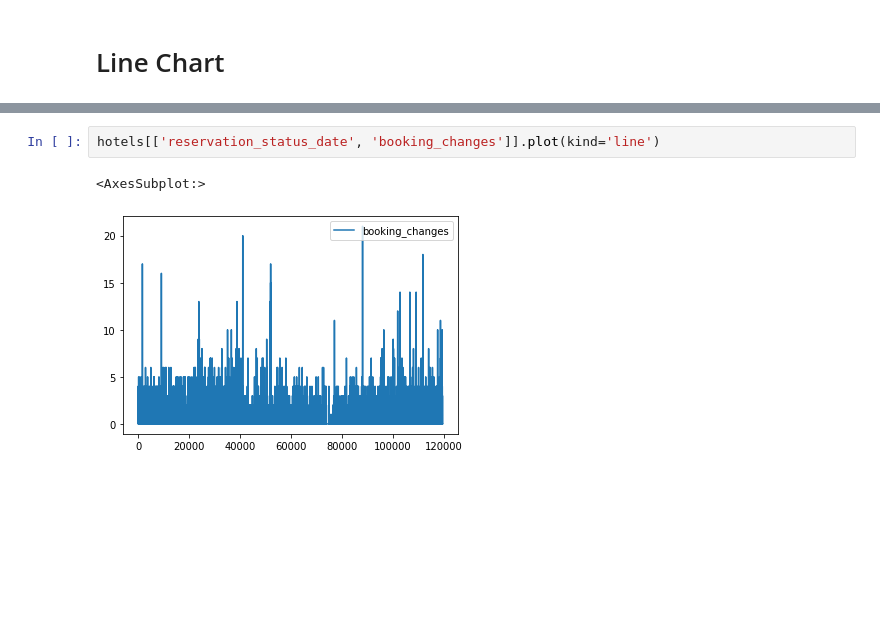
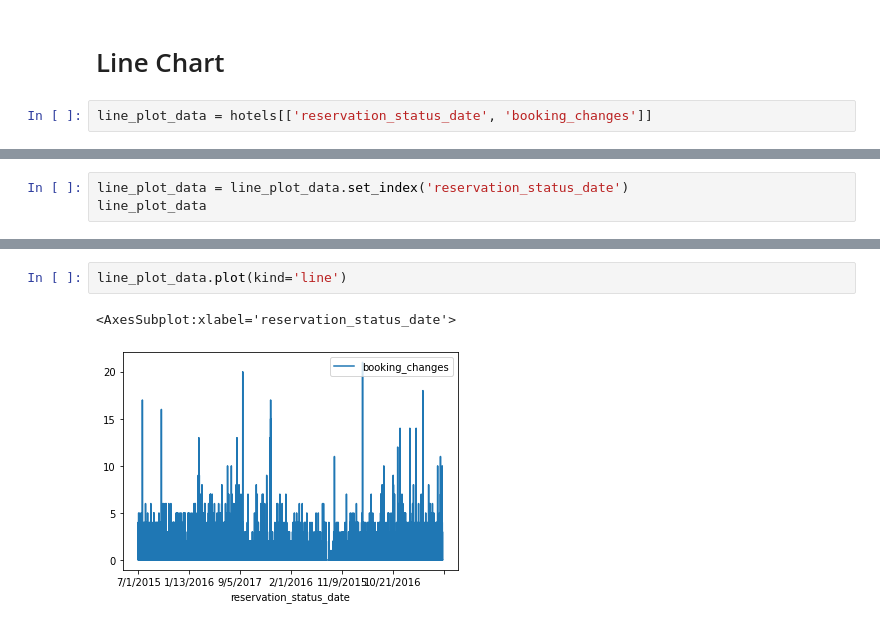
Before and after one commit to woz-u/DS-Student-Resources, a Jupyter notebook: DS104-Data-Wrangling-and-Visualization/Workshops/11-Final-Project-in-Python/Final-Project-in-Python-Hotels.ipynb, the cells around one changed output, grey strips where cells are left out. Saved outputs shown, nothing was run; the diff lists cells and outputs as text; blank space fills up the shorter version.

```diff
--- a/DS104-Data-Wrangling-and-Visualization/Workshops/11-Final-Project-in-Python/Final-Project-in-Python-Hotels.ipynb
+++ b/DS104-Data-Wrangling-and-Visualization/Workshops/11-Final-Project-in-Python/Final-Project-in-Python-Hotels.ipynb
@@ -117,2 +128,4 @@ hotels.plot.scatter(x='stays_in_week_nights', y='children')
 # %% [markdown]
 # Line Chart
+# %%
+line_plot_data = hotels[['reservation_status_date', 'booking_changes']]
@@ -118,0 +148,3 @@ hotels.plot.scatter(x='stays_in_week_nights', y='children')
+# %%
+line_plot_data = line_plot_data.set_index('reservation_status_date')
+line_plot_data
@@ -119,5 +166,5 @@ hotels.plot.scatter(x='stays_in_week_nights', y='children')
 # %%
-hotels[['reservation_status_date', 'booking_changes']].plot(kind='line')
+line_plot_data.plot(kind='line')
 # %% [output]
-<AxesSubplot:>
+<AxesSubplot:xlabel='reservation_status_date'>
-[figure, old version]
+[figure, new version]
```
Also changed, not shown: parts of 5 cells of this notebook.
